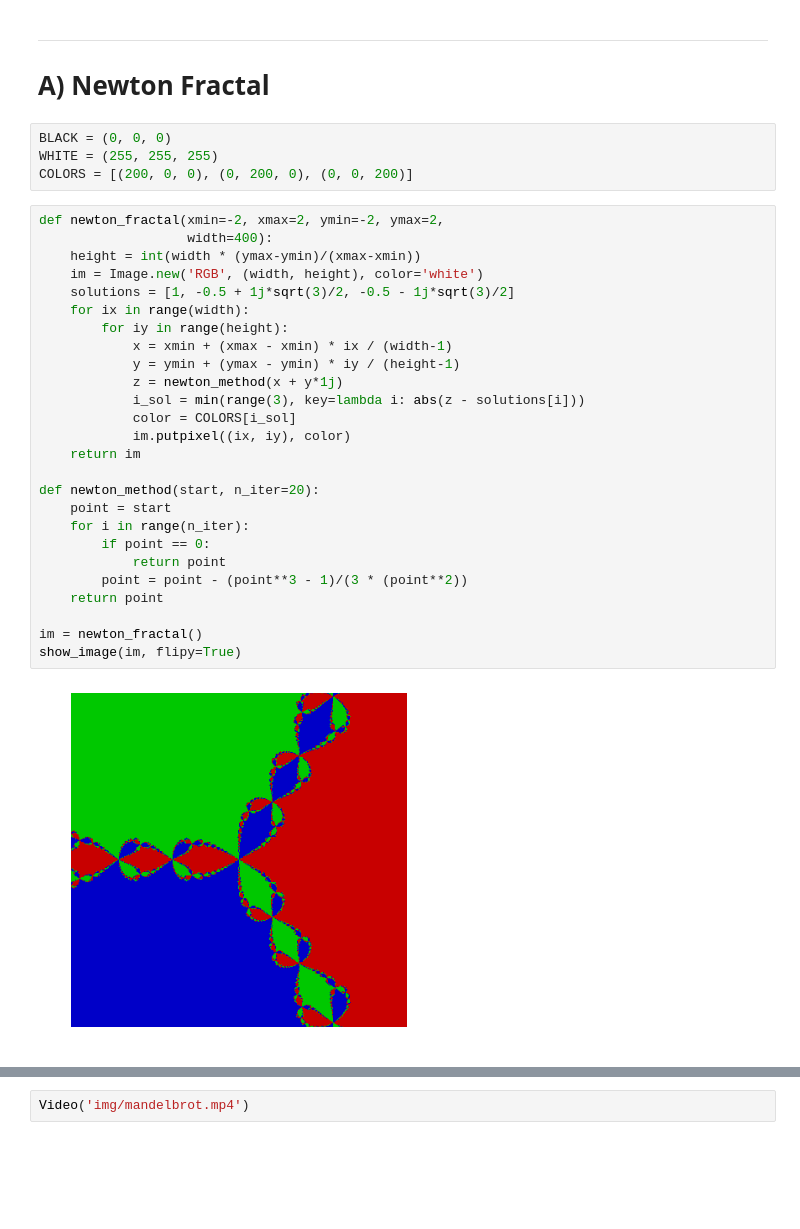
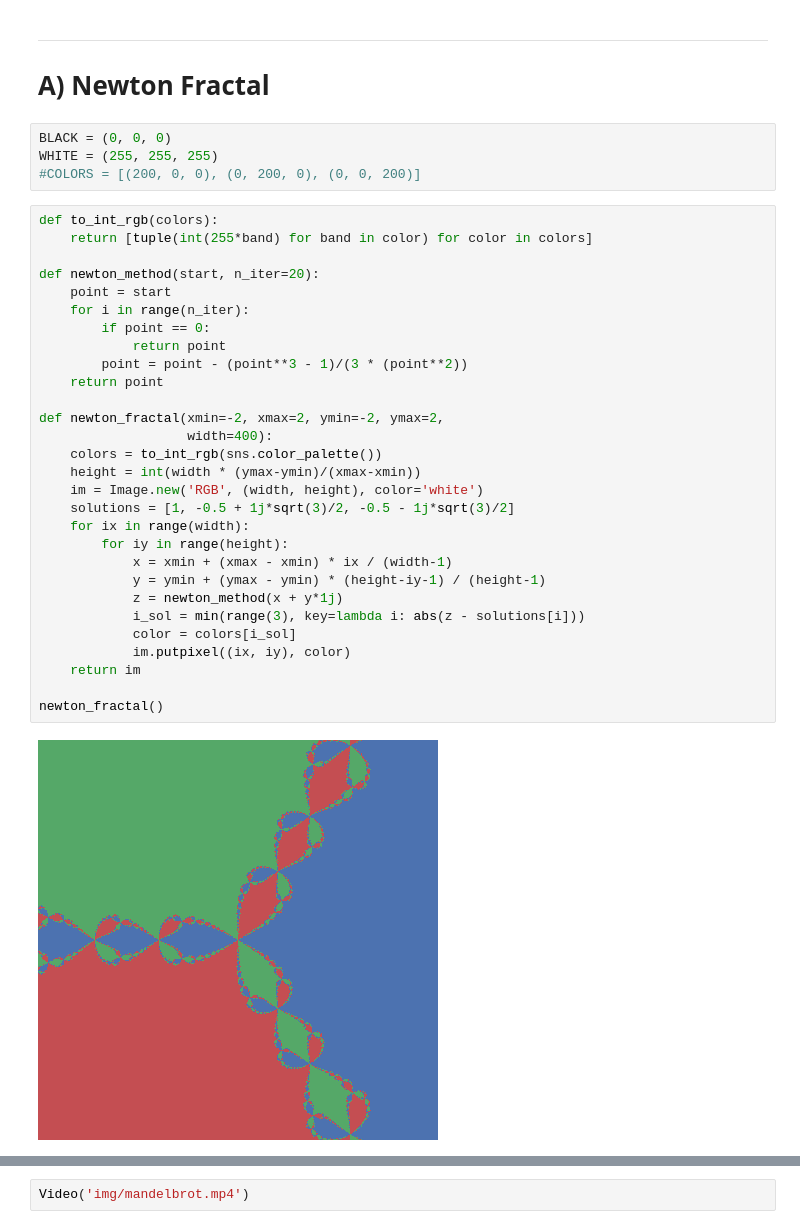
Before and after one commit to effa/iv122, a Jupyter notebook: 07-fractals-complex-numbers.ipynb, the cells around one changed output, grey strips where cells are left out. Drawn from its saved outputs; the diff is of its cells as text; blank space fills up the shorter version.

Commit message:
Week 7: Colored fractals

```diff
--- a/07-fractals-complex-numbers.ipynb
+++ b/07-fractals-complex-numbers.ipynb
@@ -36,32 +31,35 @@ TODO:
 # %%
 BLACK = (0, 0, 0)
 WHITE = (255, 255, 255)
-COLORS = [(200, 0, 0), (0, 200, 0), (0, 0, 200)]
+#COLORS = [(200, 0, 0), (0, 200, 0), (0, 0, 200)]
 # %%
-def newton_fractal(xmin=-2, xmax=2, ymin=-2, ymax=2,
-                   width=400):
-    height = int(width * (ymax-ymin)/(xmax-xmin))
-    im = Image.new('RGB', (width, height), color='white')
-    solutions = [1, -0.5 + 1j*sqrt(3)/2, -0.5 - 1j*sqrt(3)/2]
-    for ix in range(width):
-        for iy in range(height):
-            x = xmin + (xmax - xmin) * ix / (width-1)
-            y = ymin + (ymax - ymin) * iy / (height-1)
-            z = newton_method(x + y*1j)
-            i_sol = min(range(3), key=lambda i: abs(z - solutions[i]))
-            color = COLORS[i_sol]
-            im.putpixel((ix, iy), color)
-    return im
+def to_int_rgb(colors):
+    return [tuple(int(255*band) for band in color) for color in colors]
 
 def newton_method(start, n_iter=20):
     point = start
     for i in range(n_iter):
         if point == 0:
             return point
         point = point - (point**3 - 1)/(3 * (point**2))
     return point
 
-im = newton_fractal()
-show_image(im, flipy=True)
+def newton_fractal(xmin=-2, xmax=2, ymin=-2, ymax=2,
+                   width=400):
+    colors = to_int_rgb(sns.color_palette())
+    height = int(width * (ymax-ymin)/(xmax-xmin))
+    im = Image.new('RGB', (width, height), color='white')
+    solutions = [1, -0.5 + 1j*sqrt(3)/2, -0.5 - 1j*sqrt(3)/2]
+    for ix in range(width):
+        for iy in range(height):
+            x = xmin + (xmax - xmin) * ix / (width-1)
+            y = ymin + (ymax - ymin) * (height-iy-1) / (height-1)
+            z = newton_method(x + y*1j)
+            i_sol = min(range(3), key=lambda i: abs(z - solutions[i]))
+            color = colors[i_sol]
+            im.putpixel((ix, iy), color)
+    return im
+
+newton_fractal()
 # %% [output]
-[figure, old version]
+[figure, new version]
```
Also changed, not shown: parts of 12 cells of this notebook, 3 other files.
